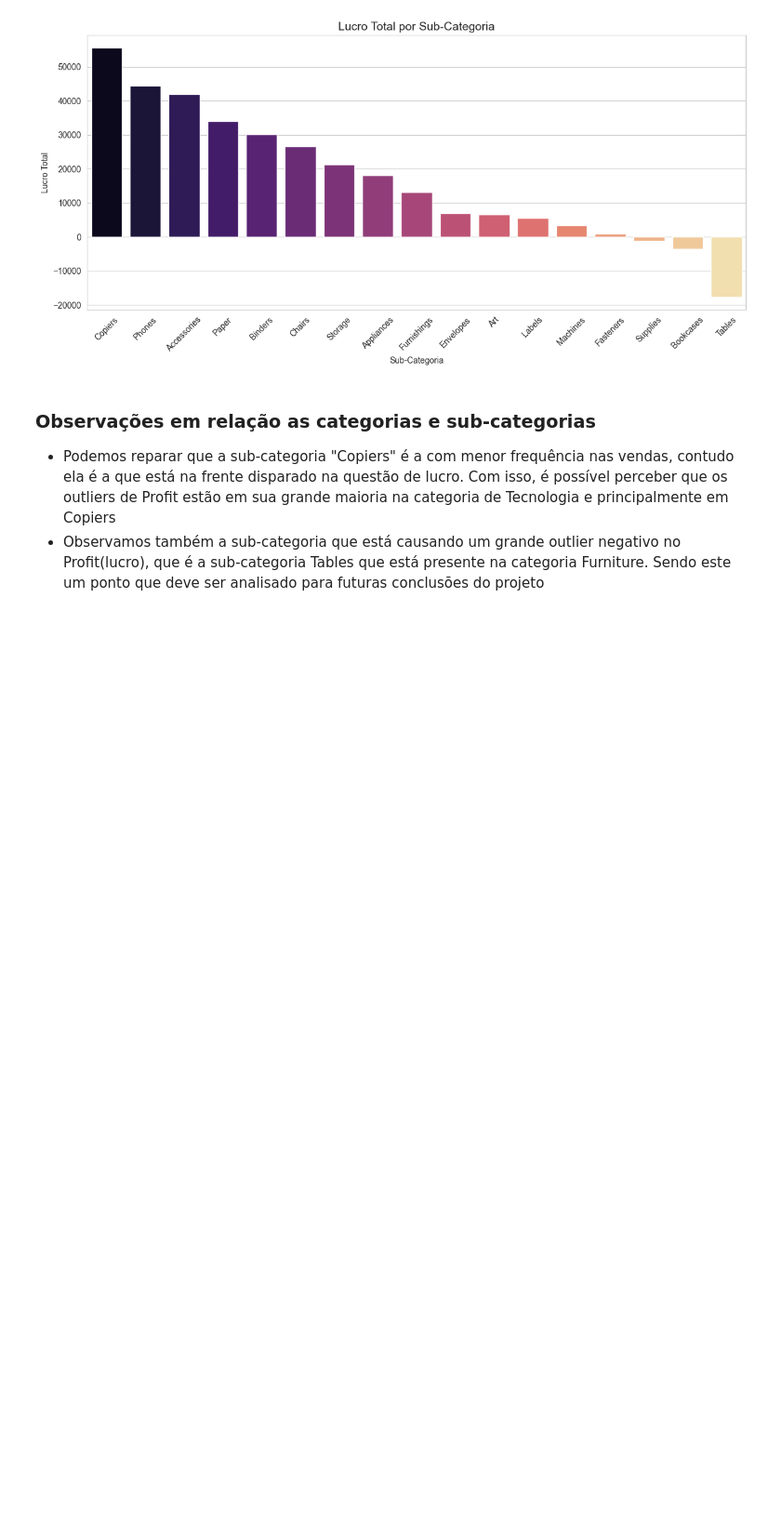
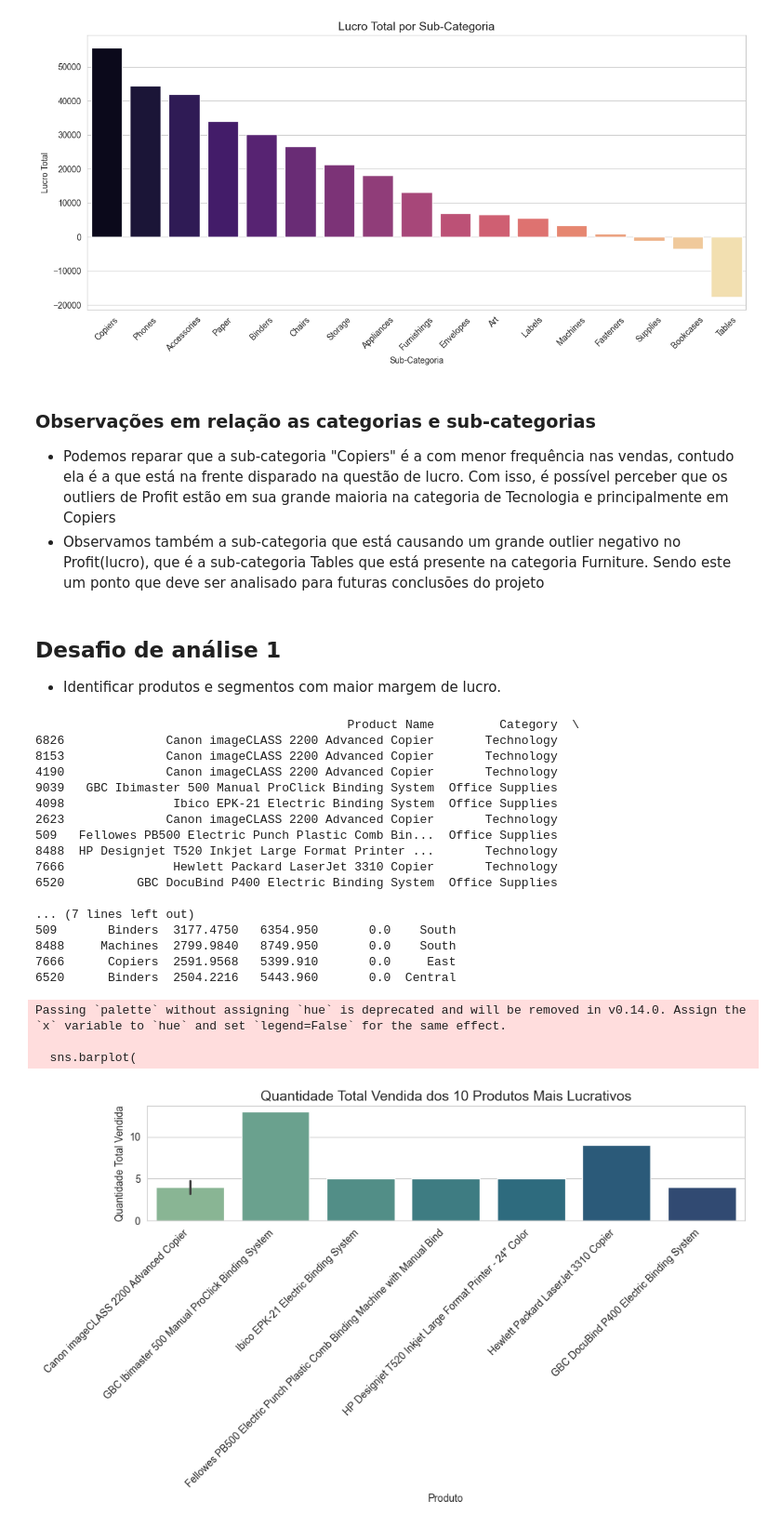
Before and after one commit to MaluAbrami/trabAnaliseDeDados, a Jupyter notebook: notebooks/Trabalho.ipynb, the cells around one changed output. Shown at 93% size. Saved outputs shown, nothing was run; the diff lists cells and outputs as text; code cells hidden in the pictures; blank space fills up the shorter version.

Commit message:
add análises sobre produtos mais lucrativos

```diff
--- a/notebooks/Trabalho.ipynb
+++ b/notebooks/Trabalho.ipynb
@@ -526,3 +526,46 @@ Passing `palette` without assigning `hue` is deprecated and will be removed in v
 ### Observações em relação as categorias e sub-categorias
 - Podemos reparar que a sub-categoria "Copiers" é a com menor frequência nas vendas, contudo ela é a que está na frente disparado na questão de lucro. Com isso, é possível perceber que os outliers de Profit estão em sua grande maioria na categoria de Tecnologia e principalmente em Copiers
 - Observamos também a sub-categoria que está causando um grande outlier negativo no Profit(lucro), que é a sub-categoria Tables que está presente na categoria Furniture. Sendo este um ponto que deve ser analisado para futuras conclusões do projeto
+# %% [markdown]
+## Desafio de análise 1
+- Identificar produtos e segmentos com maior margem de lucro.
+# %%
+# Exibir os 10 produtos com maior lucro
+produtos_maior_lucro = df.sort_values(by='Profit', ascending=False).head(10)
+print(produtos_maior_lucro[['Product Name', 'Category', 'Sub-Category', 'Profit', 'Sales', "Discount", 'Region']])
+
+plt.figure(figsize=(10, 6))
+sns.barplot(
+    x='Product Name',
+    y='Quantity',
+    data=produtos_maior_lucro,
+    palette='crest'
+)
+plt.title('Quantidade Total Vendida dos 10 Produtos Mais Lucrativos', fontsize=14)
+plt.xlabel('Produto')
+plt.ylabel('Quantidade Total Vendida')
+plt.xticks(rotation=45, ha='right')
+plt.tight_layout()
+plt.show()
+# %% [output]
+                                           Product Name         Category  \
+6826              Canon imageCLASS 2200 Advanced Copier       Technology
+8153              Canon imageCLASS 2200 Advanced Copier       Technology
+4190              Canon imageCLASS 2200 Advanced Copier       Technology
+9039   GBC Ibimaster 500 Manual ProClick Binding System  Office Supplies
+4098               Ibico EPK-21 Electric Binding System  Office Supplies
+2623              Canon imageCLASS 2200 Advanced Copier       Technology
+509   Fellowes PB500 Electric Punch Plastic Comb Bin...  Office Supplies
+8488  HP Designjet T520 Inkjet Large Format Printer ...       Technology
+7666               Hewlett Packard LaserJet 3310 Copier       Technology
+6520          GBC DocuBind P400 Electric Binding System  Office Supplies
+
+... (7 lines left out)
+509       Binders  3177.4750   6354.950       0.0    South
+8488     Machines  2799.9840   8749.950       0.0    South
+7666      Copiers  2591.9568   5399.910       0.0     East
+6520      Binders  2504.2216   5443.960       0.0  Central
+Passing `palette` without assigning `hue` is deprecated and will be removed in v0.14.0. Assign the `x` variable to `hue` and set `legend=False` for the same effect.
+
+  sns.barplot(
+[figure, added]
```
Also changed, not shown: parts of 2 cells of this notebook.
